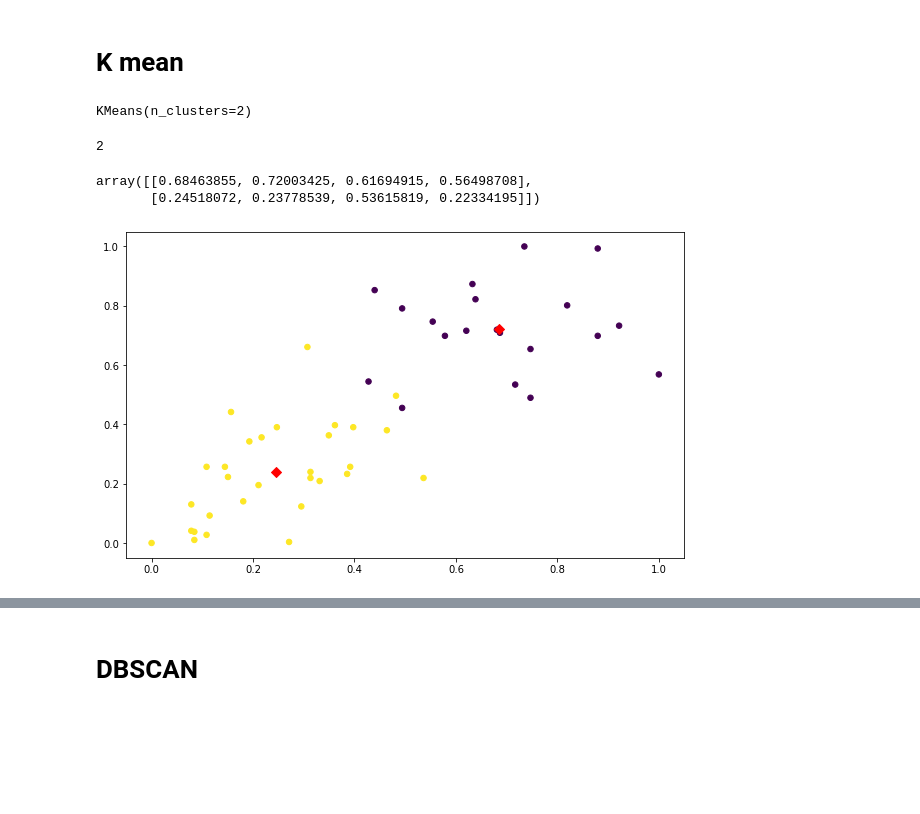
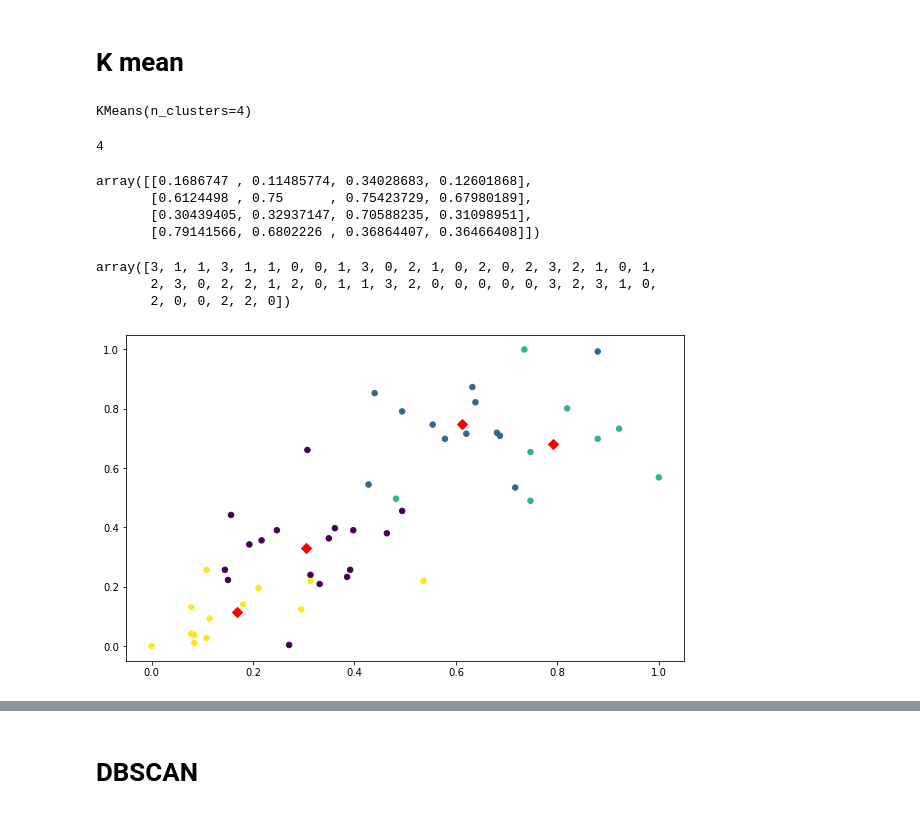
Before and after one commit to rohit98ckd/DS_Pythoncode, a Jupyter notebook: Crime.ipynb, the cells around one changed output, grey strips where cells are left out. Drawn from its saved outputs; the diff is of its cells as text; code cells hidden in the pictures; blank space fills up the shorter version.

```diff
--- a/Crime.ipynb
+++ b/Crime.ipynb
@@ -217,30 +190,34 @@ data1.iloc[:,[0,-1]]
 # %%
 from sklearn.cluster import KMeans
 # %%
-model_kmeans = KMeans(n_clusters=2)
+model_kmeans = KMeans(n_clusters=4)
 model_kmeans.fit(df_norm)
 # %% [output]
-KMeans(n_clusters=2)
+KMeans(n_clusters=4)
-# %%
-k_fit=model_kmeans.fit(df_norm)
 # %%
-k_fit.n_clusters
+model_kmeans.fit(df_norm).n_clusters
 # %% [output]
-2
+4
 # %%
-k_fit.cluster_centers_
+model_kmeans.fit(df_norm).cluster_centers_
 # %% [output]
-array([[0.68463855, 0.72003425, 0.61694915, 0.56498708],
-       [0.24518072, 0.23778539, 0.53615819, 0.22334195]])
+array([[0.1686747 , 0.11485774, 0.34028683, 0.12601868],
+       [0.6124498 , 0.75      , 0.75423729, 0.67980189],
+       [0.30439405, 0.32937147, 0.70588235, 0.31098951],
+       [0.79141566, 0.6802226 , 0.36864407, 0.36466408]])
 # %%
-sets=k_fit.labels_
+model_kmeans.fit(df_norm).labels_
+# %% [output]
+array([3, 1, 1, 3, 1, 1, 0, 0, 1, 3, 0, 2, 1, 0, 2, 0, 2, 3, 2, 1, 0, 1,
+       2, 3, 0, 2, 2, 1, 2, 0, 1, 1, 3, 2, 0, 0, 0, 0, 0, 3, 2, 3, 1, 0,
+       2, 0, 0, 2, 2, 0])
 # %%
 plt.figure(figsize=(10,6))
-plt.scatter(df_norm.iloc[:,0], df_norm.iloc[:,1],c=sets, s = 30, cmap = "viridis")
-centers = k_fit.cluster_centers_
+plt.scatter(df_norm.iloc[:,0], df_norm.iloc[:,1],c= model_kmeans.fit(df_norm).labels_, s = 30, cmap = "viridis")
+centers = model_kmeans.fit(df_norm).cluster_centers_
 plt.scatter(centers[:,0], centers[:,1], c = "red", s = 50, alpha =1,marker="D");
 # %% [output]
-[figure, old version]
+[figure, new version]
 # %%
 data["labels"]=pd.Series(model_kmeans.labels_)
 data
```
Also changed, not shown: parts of 20 cells of this notebook.
